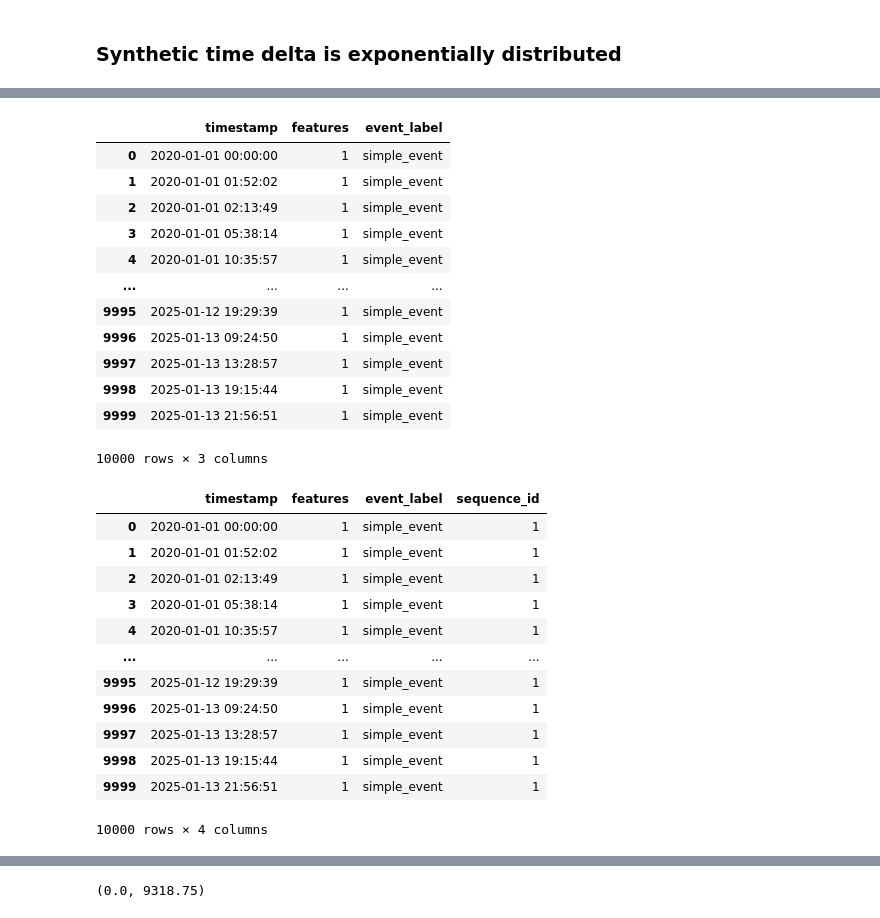
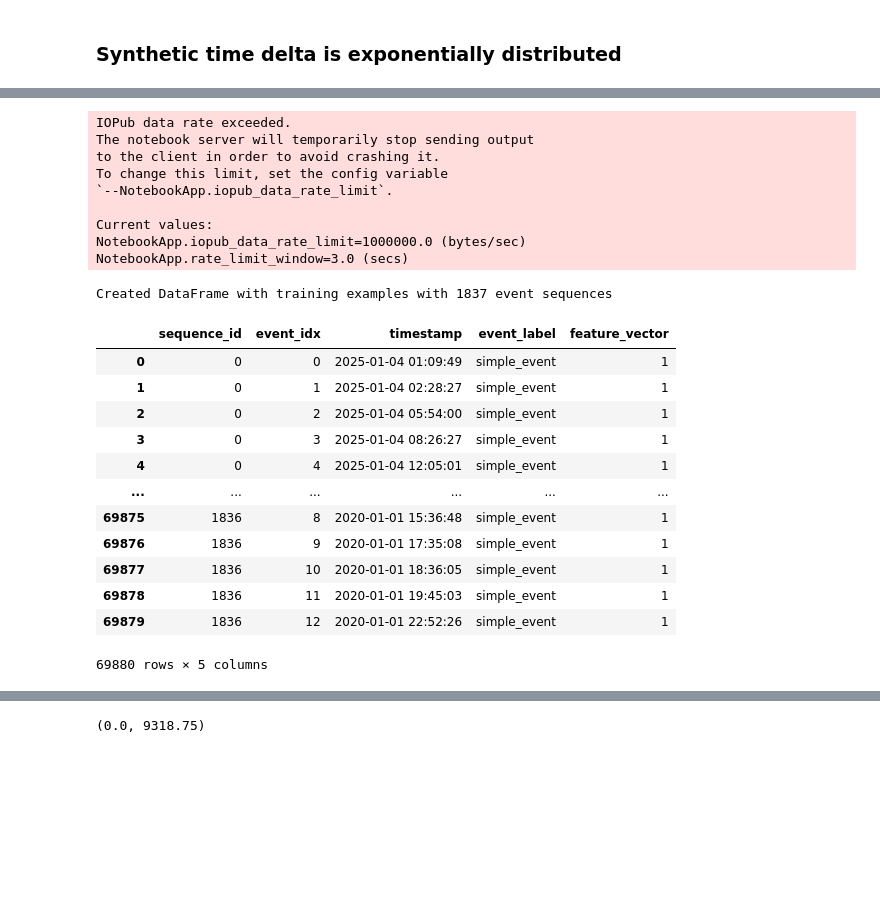
Before and after one commit to filipols/Master-thesis, a Jupyter notebook: notebooks/load_datasets.ipynb, the cells around one changed output, grey strips where cells are left out. Drawn from its saved outputs; the diff is of its cells as text; code cells hidden in the pictures; blank space fills up the shorter version.

```diff
--- a/notebooks/load_datasets.ipynb
+++ b/notebooks/load_datasets.ipynb
@@ -70,8 +70,8 @@ def get_event_sequence(data_df, first_date, last_date):
     for _, row in filtered_df.iterrows():
         event = row['features']
         event_time = row['timestamp']
-        event_class = row['PQ class']
-        # event_class = 'simple_event'
+#         event_class = row['PQ class']
+        event_class = 'simple_event'
         event_sequence.append([event_time, event_class, event])
 
     return event_sequence
@@ -803,8 +833,8 @@ simple_df['event_label'] = 'simple_event'
 
 
 simple_train_df = generate_training_examples(simple_df, max_num_train_ex=100000, look_back=7)
-# simple_train_df_long = wide_to_long_df(simple_train_df)
+simple_train_df_long = wide_to_long_df(simple_train_df)
 
-simple_train_df
+simple_train_df_long
 # %% [output]
 Rate:  6.335015913559975e-05
@@ -813,30 +842,23 @@ Created DataFrame with training examples with 1839 event sequences
+IOPub data rate exceeded.
+The notebook server will temporarily stop sending output
+to the client in order to avoid crashing it.
+To change this limit, set the config variable
+`--NotebookApp.iopub_data_rate_limit`.
+
+Current values:
+NotebookApp.iopub_data_rate_limit=1000000.0 (bytes/sec)
+NotebookApp.rate_limit_window=3.0 (secs)
+Created DataFrame with training examples with 1837 event sequences
-|  | timestamp | features | event_label |
-| 0 | 2020-01-01 00:00:00 | 1 | simple_event |
-| 1 | 2020-01-01 01:52:02 | 1 | simple_event |
-| 2 | 2020-01-01 02:13:49 | 1 | simple_event |
-| 3 | 2020-01-01 05:38:14 | 1 | simple_event |
-| 4 | 2020-01-01 10:35:57 | 1 | simple_event |
-| ... | ... | ... | ... |
-| 9995 | 2025-01-12 19:29:39 | 1 | simple_event |
-| 9996 | 2025-01-13 09:24:50 | 1 | simple_event |
-| 9997 | 2025-01-13 13:28:57 | 1 | simple_event |
-| 9998 | 2025-01-13 19:15:44 | 1 | simple_event |
-| 9999 | 2025-01-13 21:56:51 | 1 | simple_event |
+|  | sequence_id | event_idx | timestamp | event_label | feature_vector |
+| 0 | 0 | 0 | 2025-01-04 01:09:49 | simple_event | 1 |
+| 1 | 0 | 1 | 2025-01-04 02:28:27 | simple_event | 1 |
+| 2 | 0 | 2 | 2025-01-04 05:54:00 | simple_event | 1 |
+| 3 | 0 | 3 | 2025-01-04 08:26:27 | simple_event | 1 |
+| 4 | 0 | 4 | 2025-01-04 12:05:01 | simple_event | 1 |
+| ... | ... | ... | ... | ... | ... |
+| 69875 | 1836 | 8 | 2020-01-01 15:36:48 | simple_event | 1 |
+| 69876 | 1836 | 9 | 2020-01-01 17:35:08 | simple_event | 1 |
+| 69877 | 1836 | 10 | 2020-01-01 18:36:05 | simple_event | 1 |
+| 69878 | 1836 | 11 | 2020-01-01 19:45:03 | simple_event | 1 |
+| 69879 | 1836 | 12 | 2020-01-01 22:52:26 | simple_event | 1 |
-10000 rows × 3 columns
+69880 rows × 5 columns
-# %%
-simple_train_df['sequence_id'] = 1
-simple_train_df
-# %% [output]
-|  | timestamp | features | event_label | sequence_id |
-| 0 | 2020-01-01 00:00:00 | 1 | simple_event | 1 |
-| 1 | 2020-01-01 01:52:02 | 1 | simple_event | 1 |
-| 2 | 2020-01-01 02:13:49 | 1 | simple_event | 1 |
-| 3 | 2020-01-01 05:38:14 | 1 | simple_event | 1 |
-| 4 | 2020-01-01 10:35:57 | 1 | simple_event | 1 |
-| ... | ... | ... | ... | ... |
-| 9995 | 2025-01-12 19:29:39 | 1 | simple_event | 1 |
-| 9996 | 2025-01-13 09:24:50 | 1 | simple_event | 1 |
-| 9997 | 2025-01-13 13:28:57 | 1 | simple_event | 1 |
-| 9998 | 2025-01-13 19:15:44 | 1 | simple_event | 1 |
-| 9999 | 2025-01-13 21:56:51 | 1 | simple_event | 1 |
-10000 rows × 4 columns
```
Also changed, not shown: parts of 12 cells of this notebook.
